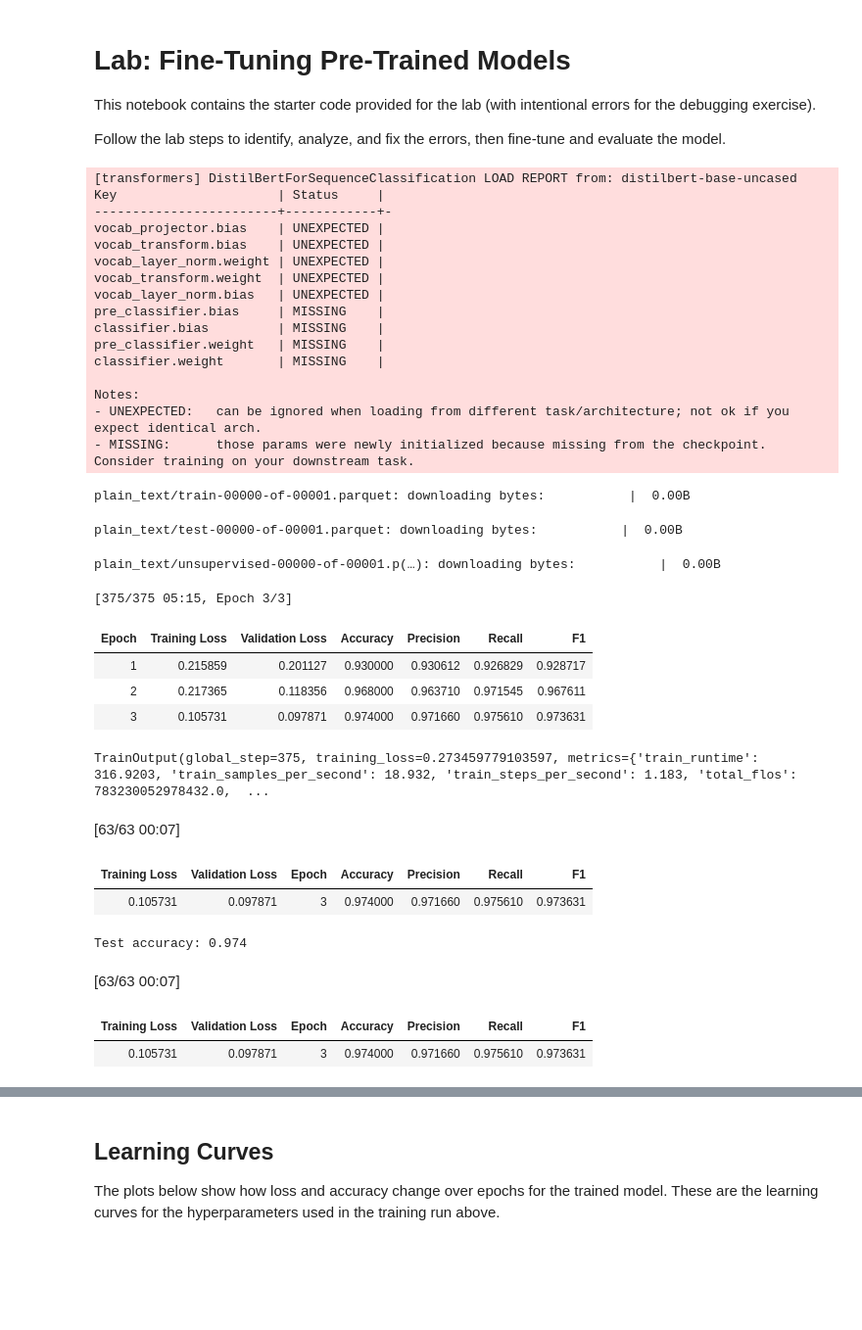
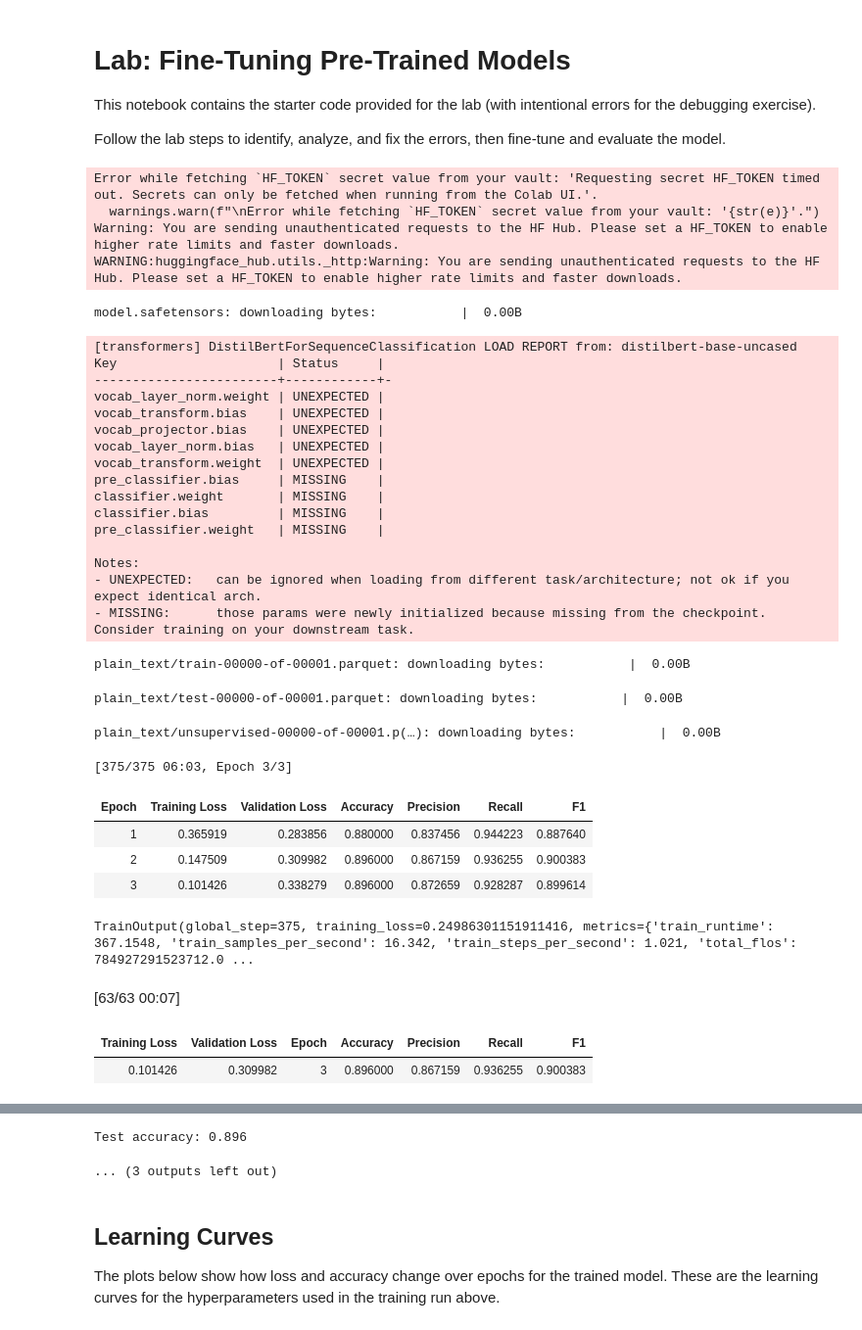
Before and after one commit to mfeinLearn/FI-Fine_Tuning_Pre_Trained_Models_Lab, a Jupyter notebook: Fine_Tuning_Pre_Trained_Models_Lab_Updated_V3.ipynb, the cells around one changed output, grey strips where cells are left out. Shown at 98% size. Saved outputs shown, nothing was run; the diff lists cells and outputs as text; code cells hidden in the pictures; blank space fills up the shorter version.

```diff
--- a/Fine_Tuning_Pre_Trained_Models_Lab_Updated.ipynb
+++ b/Fine_Tuning_Pre_Trained_Models_Lab_Updated_V3.ipynb
@@ -17,9 +17,19 @@ model_checkpoint = "distilbert-base-uncased"
 tokenizer = AutoTokenizer.from_pretrained(model_checkpoint)
 model = AutoModelForSequenceClassification.from_pretrained(model_checkpoint, num_labels=2)
 
-# Step 2: Prepare the Fine-Tuning Dataset (as specified)
-train_data = load_dataset("stanfordnlp/imdb", split="train").shuffle(seed=42).select(range(2000))
-test_data = load_dataset("stanfordnlp/imdb", split="train").shuffle(seed=42).select(range(500))
+# Step 2: Prepare the Fine-Tuning Dataset (non-overlapping stratified split)
+subset = (
+    load_dataset("stanfordnlp/imdb", split="train")
+    .shuffle(seed=42)
+    .select(range(2500))
+)
+splits = subset.train_test_split(
+    test_size=500,
+    seed=42,
+    stratify_by_column="label"
+)
+train_data = splits["train"]
+test_data = splits["test"]
 
 def tokenize_function(examples):
     return tokenizer(examples["text"], truncation=True, padding=False)
@@ -67,61 +77,62 @@ trainer = Trainer(
 print(trainer.train())
 
 # Step 4: Evaluate and Test the Fine-Tuned Model
 results = trainer.evaluate()
 print("Test accuracy:", round(results["eval_accuracy"], 3))
 
 metrics = trainer.evaluate()
 
 print("\nFinal evaluation metrics:")
 print(f"Loss:      {metrics['eval_loss']:.4f}")
 print(f"Accuracy:  {metrics['eval_accuracy']:.2%}")
 print(f"Precision: {metrics['eval_precision']:.4f}")
 print(f"Recall:    {metrics['eval_recall']:.4f}")
 print(f"F1 score:  {metrics['eval_f1']:.4f}")
 
 # Sample inference
 test_input = "The movie was absolutely fantastic and I loved it."
 test_encoding = tokenizer(test_input, return_tensors="pt")
 
 device = next(model.parameters()).device
 test_encoding = {k: v.to(device) for k, v in test_encoding.items()}
 
 with torch.no_grad():
     logits = model(**test_encoding).logits
 
 predicted_class = torch.argmax(logits, dim=1)
 print("\nPredicted class:", predicted_class.item())
 print("Class meaning:", "Positive" if predicted_class.item() == 1 else "Negative")
 # %% [output]
-[transformers] DistilBertForSequenceClassification LOAD REPORT from: distilbert-base-uncased
-Key                     | Status     |
-------------------------+------------+-
-vocab_projector.bias    | UNEXPECTED |
-vocab_transform.bias    | UNEXPECTED |
-vocab_layer_norm.weight | UNEXPECTED |
-vocab_transform.weight  | UNEXPECTED |
-vocab_layer_norm.bias   | UNEXPECTED |
-pre_classifier.bias     | MISSING    |
-classifier.bias         | MISSING    |
-pre_classifier.weight   | MISSING    |
-classifier.weight       | MISSING    |
-
-Notes:
-- UNEXPECTED:   can be ignored when loading from different task/architecture; not ok if you expect identical arch.
-- MISSING:      those params were newly initialized because missing from the checkpoint. Consider training on your downstream task.
+Error while fetching `HF_TOKEN` secret value from your vault: 'Requesting secret HF_TOKEN timed out. Secrets can only be fetched when running from the Colab UI.'.
+  warnings.warn(f"\nError while fetching `HF_TOKEN` secret value from your vault: '{str(e)}'.")
+Warning: You are sending unauthenticated requests to the HF Hub. Please set a HF_TOKEN to enable higher rate limits and faster downloads.
+WARNING:huggingface_hub.utils._http:Warning: You are sending unauthenticated requests to the HF Hub. Please set a HF_TOKEN to enable higher rate limits and faster downloads.
-plain_text/train-00000-of-00001.parquet: downloading bytes:           |  0.00B
+model.safetensors: downloading bytes:           |  0.00B
-plain_text/test-00000-of-00001.parquet: downloading bytes:           |  0.00B
+[transformers] DistilBertForSequenceClassification LOAD REPORT from: distilbert-base-uncased
+Key                     | Status     |
+------------------------+------------+-
+vocab_layer_norm.weight | UNEXPECTED |
+vocab_transform.bias    | UNEXPECTED |
+vocab_projector.bias    | UNEXPECTED |
+vocab_layer_norm.bias   | UNEXPECTED |
+vocab_transform.weight  | UNEXPECTED |
+pre_classifier.bias     | MISSING    |
+classifier.weight       | MISSING    |
+classifier.bias         | MISSING    |
+pre_classifier.weight   | MISSING    |
+
+Notes:
+- UNEXPECTED:   can be ignored when loading from different task/architecture; not ok if you expect identical arch.
+- MISSING:      those params were newly initialized because missing from the checkpoint. Consider training on your downstream task.
-plain_text/unsupervised-00000-of-00001.p(…): downloading bytes:           |  0.00B
+plain_text/train-00000-of-00001.parquet: downloading bytes:           |  0.00B
-[375/375 05:15, Epoch 3/3]
+plain_text/test-00000-of-00001.parquet: downloading bytes:           |  0.00B
+plain_text/unsupervised-00000-of-00001.p(…): downloading bytes:           |  0.00B
+[375/375 06:03, Epoch 3/3]
 | Epoch | Training Loss | Validation Loss | Accuracy | Precision | Recall | F1 |
-| 1 | 0.215859 | 0.201127 | 0.930000 | 0.930612 | 0.926829 | 0.928717 |
-| 2 | 0.217365 | 0.118356 | 0.968000 | 0.963710 | 0.971545 | 0.967611 |
-| 3 | 0.105731 | 0.097871 | 0.974000 | 0.971660 | 0.975610 | 0.973631 |
+| 1 | 0.365919 | 0.283856 | 0.880000 | 0.837456 | 0.944223 | 0.887640 |
+| 2 | 0.147509 | 0.309982 | 0.896000 | 0.867159 | 0.936255 | 0.900383 |
+| 3 | 0.101426 | 0.338279 | 0.896000 | 0.872659 | 0.928287 | 0.899614 |
-TrainOutput(global_step=375, training_loss=0.273459779103597, metrics={'train_runtime': 316.9203, 'train_samples_per_second': 18.932, 'train_steps_per_second': 1.183, 'total_flos': 783230052978432.0,  ...
+TrainOutput(global_step=375, training_loss=0.24986301151911416, metrics={'train_runtime': 367.1548, 'train_samples_per_second': 16.342, 'train_steps_per_second': 1.021, 'total_flos': 784927291523712.0 ...
 [63/63 00:07]
 | Training Loss | Validation Loss | Epoch | Accuracy | Precision | Recall | F1 |
-| 0.105731 | 0.097871 | 3 | 0.974000 | 0.971660 | 0.975610 | 0.973631 |
+| 0.101426 | 0.309982 | 3 | 0.896000 | 0.867159 | 0.936255 | 0.900383 |
-Test accuracy: 0.974
-[63/63 00:07]
-| Training Loss | Validation Loss | Epoch | Accuracy | Precision | Recall | F1 |
-| 0.105731 | 0.097871 | 3 | 0.974000 | 0.971660 | 0.975610 | 0.973631 |
@@ -137,3 +139,5 @@ Class meaning: Positive
+Test accuracy: 0.896
+... (3 outputs left out)
 # %% [markdown]
 ## Learning Curves
 
```
Also changed, not shown: parts of 3 cells of this notebook, 1 other file.
